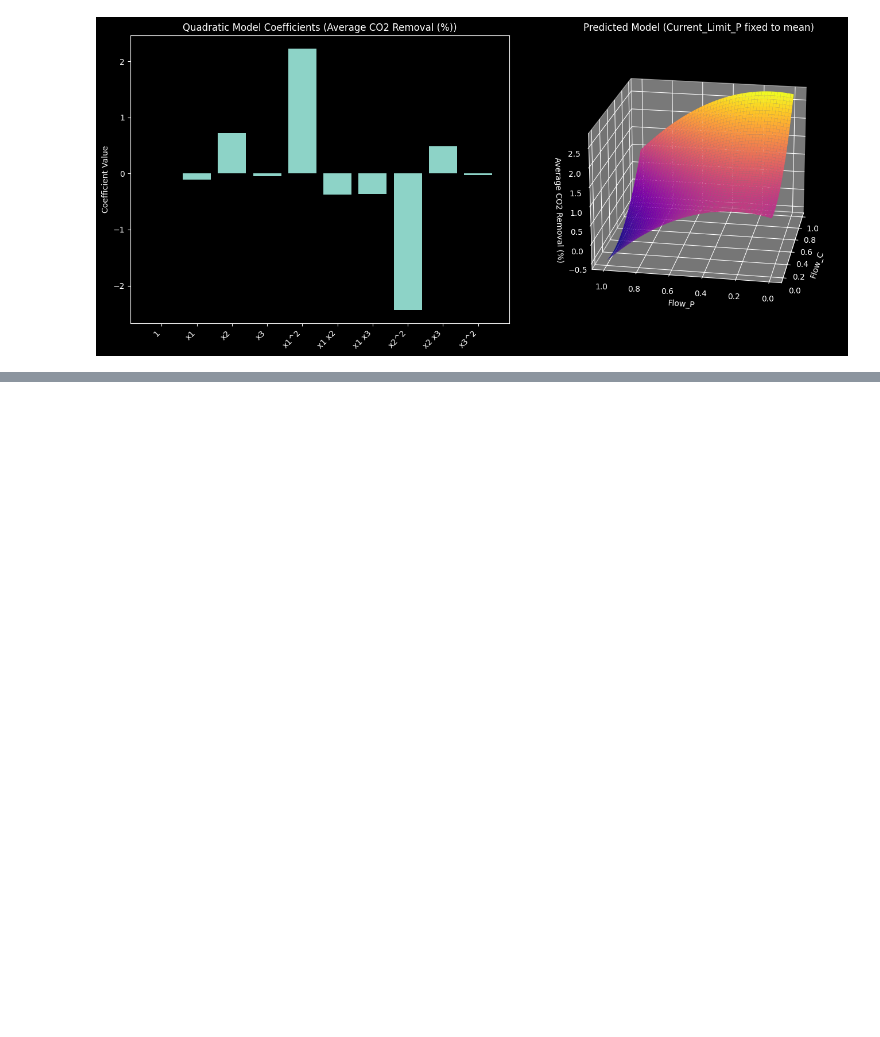
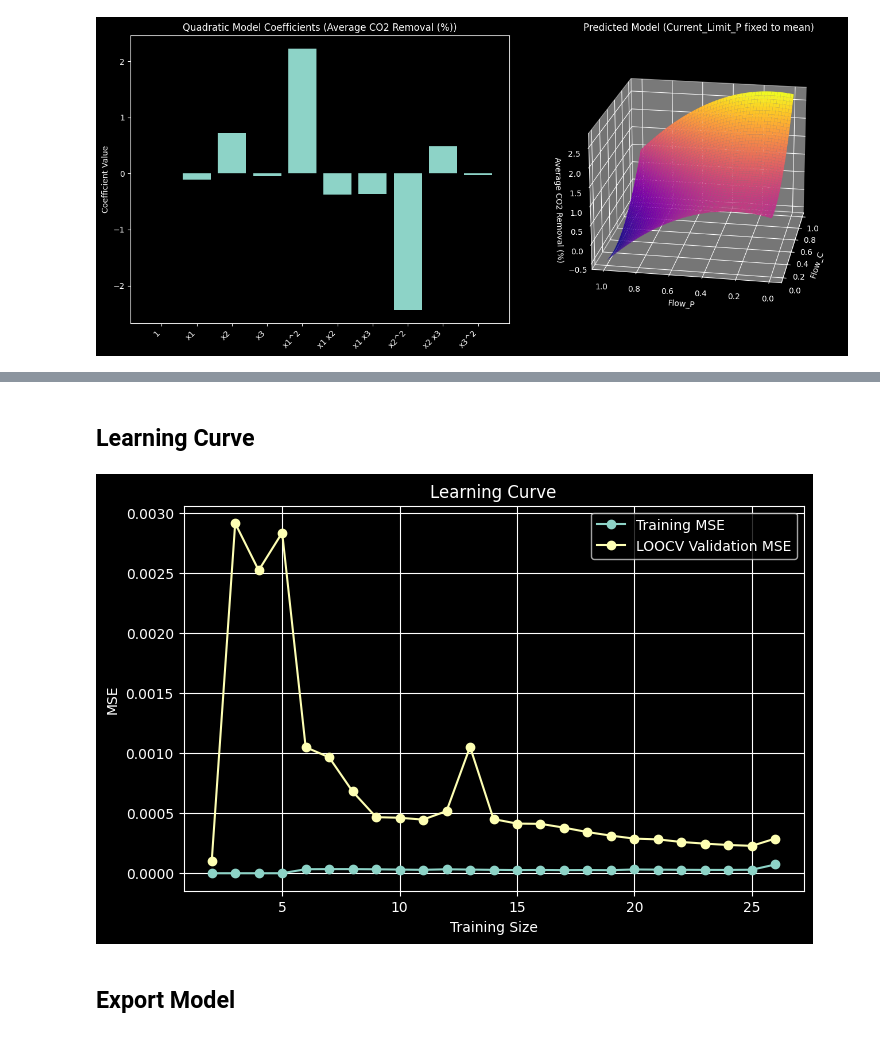
Before and after one commit to DavidGinfo/CapBioCO2_Optimization, a Jupyter notebook: notebooks/modelling/quadratic_model_linear_regression.ipynb, the cells around one changed output, grey strips where cells are left out. Drawn from its saved outputs; the diff is of its cells as text; code cells hidden in the pictures; blank space fills up the shorter version.

Commit message:
Add comprehensive analysis of key metrics for validation

```diff
--- a/notebooks/modelling/quadratic_model_linear_regression.ipynb
+++ b/notebooks/modelling/quadratic_model_linear_regression.ipynb
@@ -23,10 +25,16 @@ First, the input and output data from the respective .csv files are packed into
 **Select either  `Average Water Recovery` or `Average CO2 Removal` as the desired Output here!**
 # %%
 # Import .csv files
-processed_data_path = os.path.join(os.path.dirname(os.getcwd()), "..", "data", "processed")
+processed_data_path = os.path.join(
+    os.path.dirname(os.getcwd()), "..", "data", "processed"
+)
 input_data_path = os.path.join(processed_data_path, "input_data.csv")
-output_data_avg_recovery_path = os.path.join(processed_data_path, "output_data_avg_recovery.csv")
-output_data_avg_removal_path = os.path.join(processed_data_path, "output_data_avg_removal.csv")
+output_data_avg_recovery_path = os.path.join(
+    processed_data_path, "output_data_avg_recovery.csv"
+)
+output_data_avg_removal_path = os.path.join(
+    processed_data_path, "output_data_avg_removal.csv"
+)
 
 # Load data into DataFrames
 df_input = pd.read_csv(input_data_path)
@@ -325,0 +268,43 @@ for i, label in enumerate([y_label]):
+# %% [markdown]
+## Learning Curve
+# %%
+# Start with 2 samples up to all samples
+train_sizes = np.arange(2, len(X)+1)
+train_errors = []
+val_errors = []
+
+#
+for size in train_sizes:
+    X_subset = X_quad[:size]
+    y_subset = y[:size]
+
+    # --- Training MSE on current subset ---
+    model = LinearRegression(fit_intercept=True)
+    model.fit(X_subset, y_subset)
+    train_mse = mean_squared_error(y_subset, model.predict(X_subset))
+    train_errors.append(train_mse)
+
+    # --- LOOCV validation MSE on current subset ---
+    loo = LeaveOneOut()
+    val_mses = []
+    for train_idx, test_idx in loo.split(X_subset):
+        X_train, X_test = X_subset[train_idx], X_subset[test_idx]
+        y_train, y_test = y_subset[train_idx], y_subset[test_idx]
+        model.fit(X_train, y_train)
+        val_mses.append(mean_squared_error(y_test, model.predict(X_test)))
+    val_errors.append(np.mean(val_mses))
+
+# --- Plot learning curve ---
+plt.figure(figsize=(8,5))
+plt.plot(train_sizes, train_errors, 'o-', label='Training MSE')
+plt.plot(train_sizes, val_errors, 'o-', label='LOOCV Validation MSE')
+plt.xlabel('Training Size')
+plt.ylabel('MSE')
+plt.title('Learning Curve')
+plt.grid(True)
+plt.legend()
+plt.show()
+# %% [output]
+[figure, added]
+# %% [markdown]
+## Export Model
```
Also changed, not shown: parts of 6 cells of this notebook.
